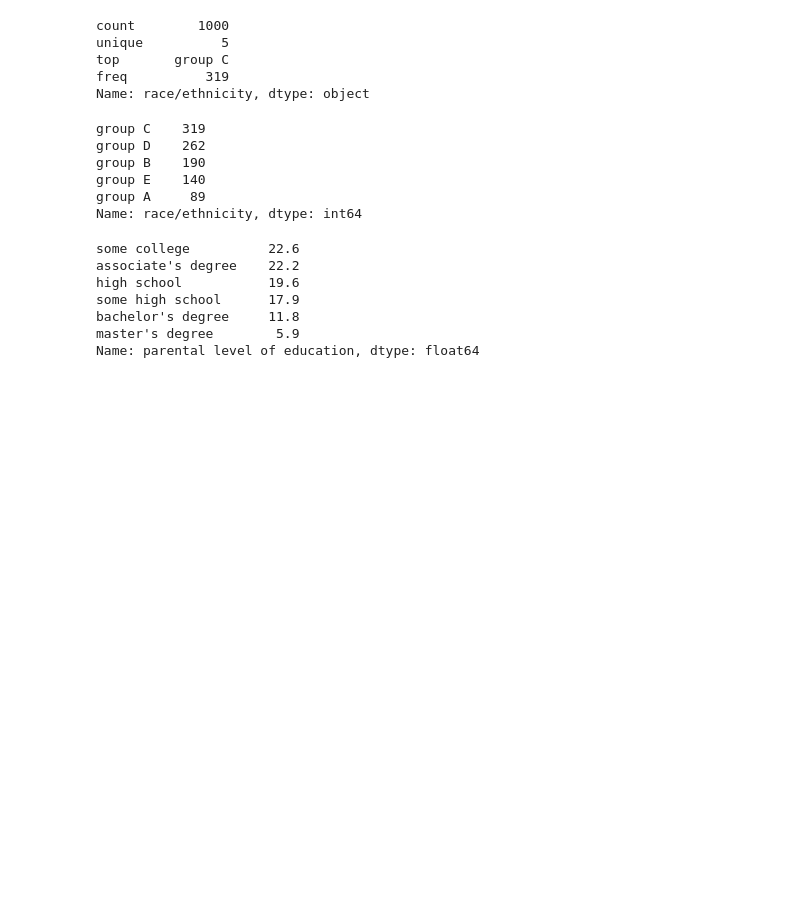
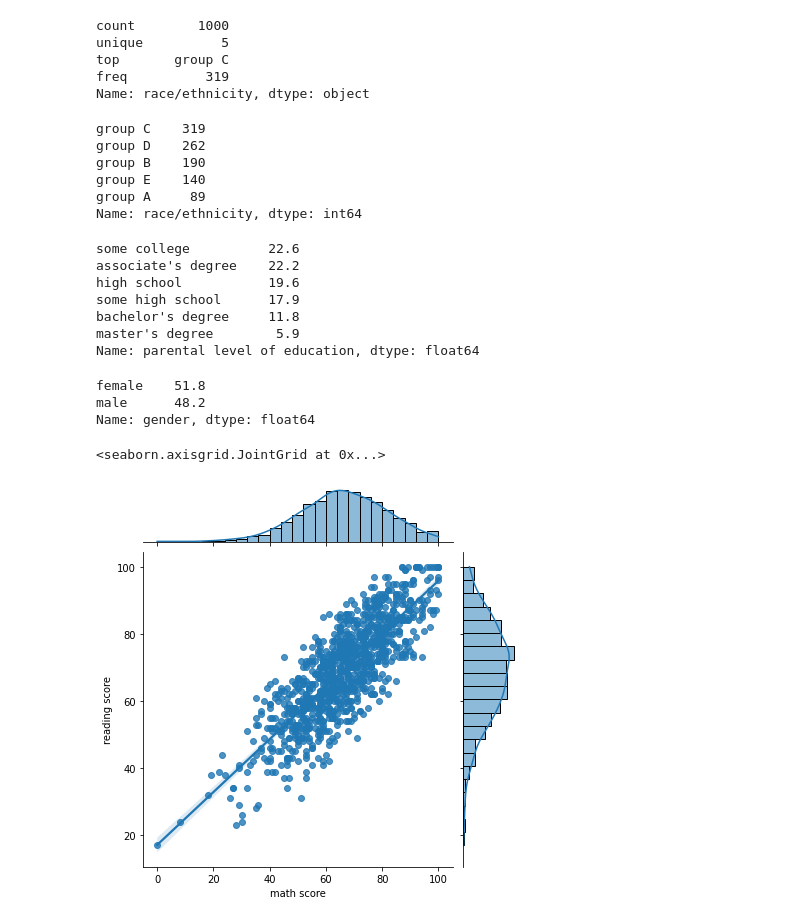
Before and after one commit to Denniels/Fundamentos-data-sciens, a Jupyter notebook: Titanic.ipynb, the cells around one changed output. Drawn from its saved outputs; the diff is of its cells as text; code cells hidden in the pictures; blank space fills up the shorter version.

```diff
--- a/Titanic.ipynb
+++ b/Titanic.ipynb
@@ -289,3 +285,15 @@ some high school      17.9
 bachelor's degree     11.8
 master's degree        5.9
 Name: parental level of education, dtype: float64
+# %%
+porcent_exam_gender = (exam_data['gender'].value_counts('%'))* 100
+porcent_exam_gender
+# %% [output]
+female    51.8
+male      48.2
+Name: gender, dtype: float64
+# %%
+sns.jointplot(exam_data['math score'].dropna(), exam_data['reading score'].dropna(), kind = 'reg')
+# %% [output]
+<seaborn.axisgrid.JointGrid at 0x...>
+[figure, added]
```
Also changed, not shown: parts of 4 cells of this notebook.
